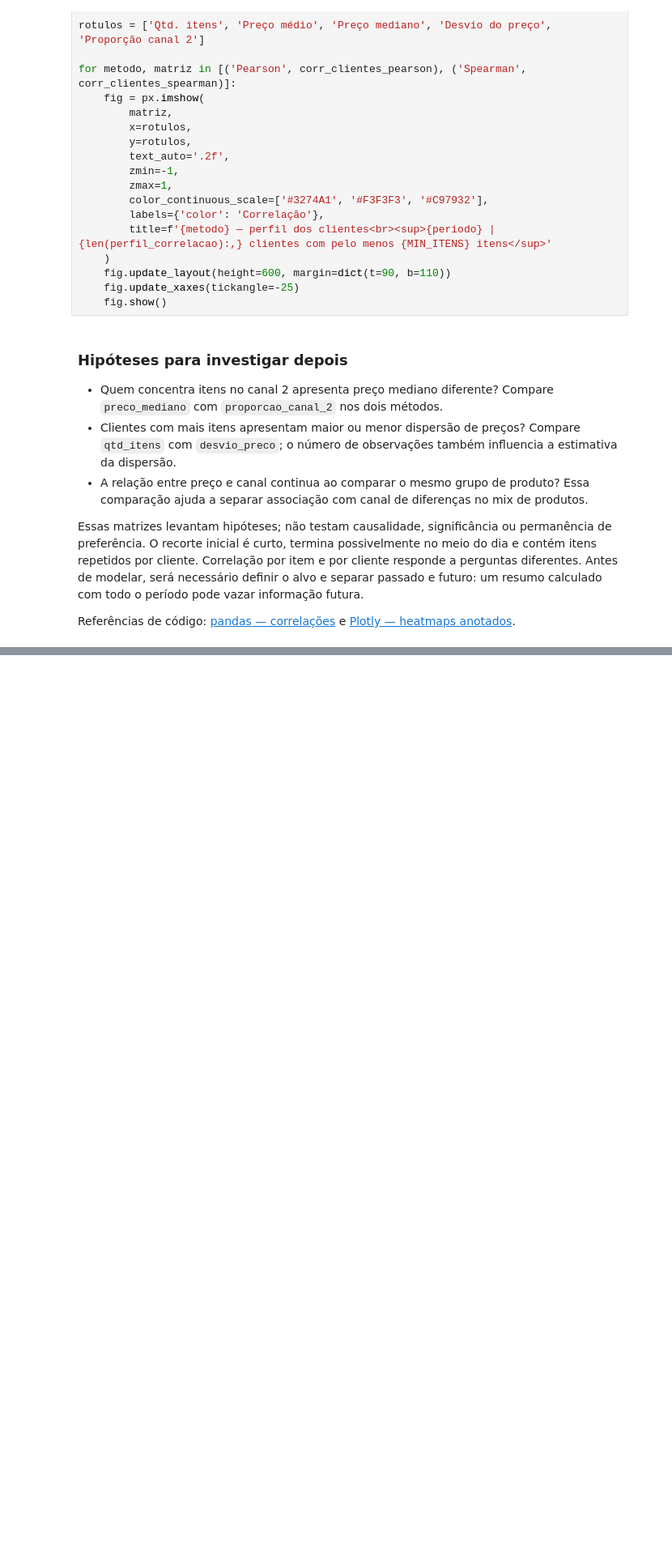
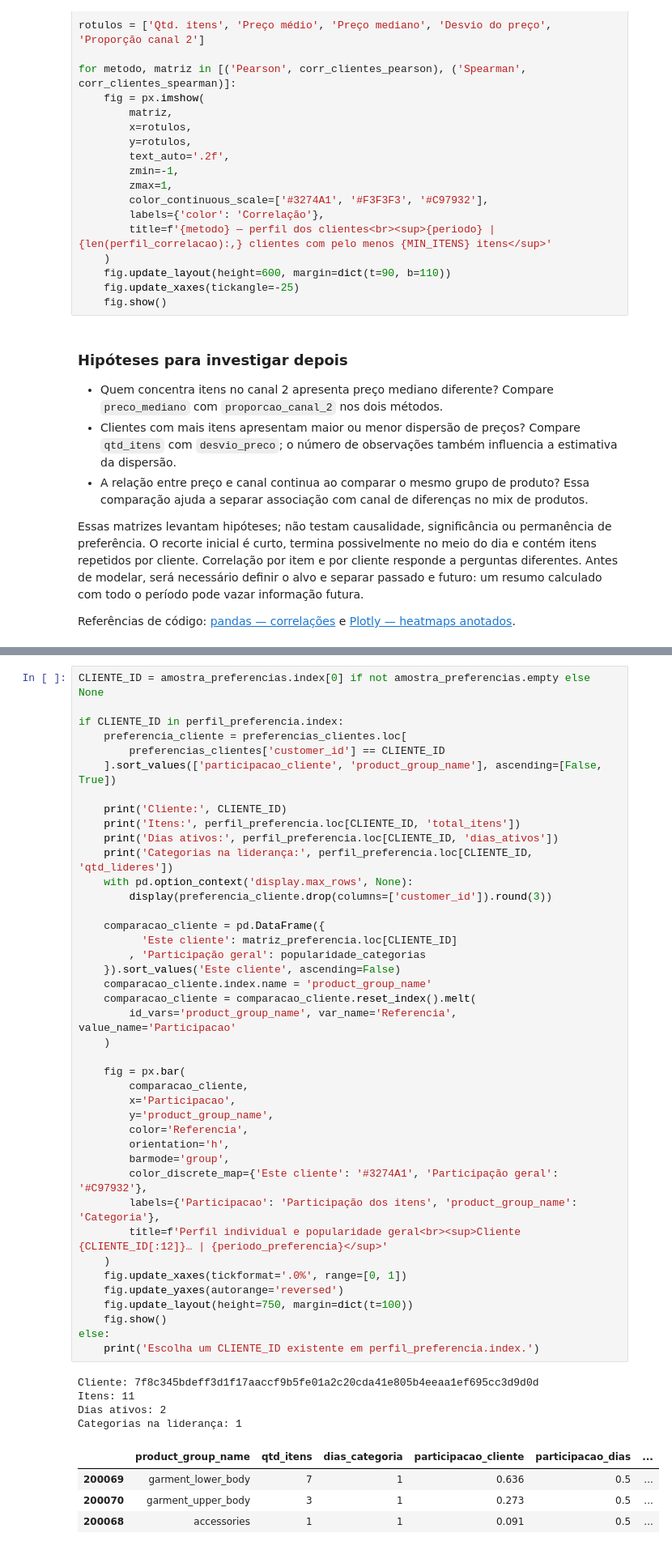
Before and after one commit to IgorSantFerreira/hm-fashion-recommender, a Jupyter notebook: etapa1.ipynb, the cells around one changed output, grey strips where cells are left out. Shown at 81% size. Cells and saved outputs as stored; diff of their text form; blank space fills up the shorter version.

```diff
--- a/etapa1.ipynb
+++ b/etapa1.ipynb
@@ -410,0 +614,50 @@ Referências de código: [pandas — correlações](https://pandas.pydata.org/do
+# %%
+CLIENTE_ID = amostra_preferencias.index[0] if not amostra_preferencias.empty else None
+
+if CLIENTE_ID in perfil_preferencia.index:
+    preferencia_cliente = preferencias_clientes.loc[
+        preferencias_clientes['customer_id'] == CLIENTE_ID
+    ].sort_values(['participacao_cliente', 'product_group_name'], ascending=[False, True])
+
+    print('Cliente:', CLIENTE_ID)
+    print('Itens:', perfil_preferencia.loc[CLIENTE_ID, 'total_itens'])
+    print('Dias ativos:', perfil_preferencia.loc[CLIENTE_ID, 'dias_ativos'])
+    print('Categorias na liderança:', perfil_preferencia.loc[CLIENTE_ID, 'qtd_lideres'])
+    with pd.option_context('display.max_rows', None):
+        display(preferencia_cliente.drop(columns=['customer_id']).round(3))
+
+    comparacao_cliente = pd.DataFrame({
+          'Este cliente': matriz_preferencia.loc[CLIENTE_ID]
+        , 'Participação geral': popularidade_categorias
+    }).sort_values('Este cliente', ascending=False)
+    comparacao_cliente.index.name = 'product_group_name'
+    comparacao_cliente = comparacao_cliente.reset_index().melt(
+        id_vars='product_group_name', var_name='Referencia', value_name='Participacao'
+    )
+
+    fig = px.bar(
+        comparacao_cliente,
+        x='Participacao',
+        y='product_group_name',
+        color='Referencia',
+        orientation='h',
+        barmode='group',
+        color_discrete_map={'Este cliente': '#3274A1', 'Participação geral': '#C97932'},
+        labels={'Participacao': 'Participação dos itens', 'product_group_name': 'Categoria'},
+        title=f'Perfil individual e popularidade geral<br><sup>Cliente {CLIENTE_ID[:12]}… | {periodo_preferencia}</sup>'
+    )
+    fig.update_xaxes(tickformat='.0%', range=[0, 1])
+    fig.update_yaxes(autorange='reversed')
+    fig.update_layout(height=750, margin=dict(t=100))
+    fig.show()
+else:
+    print('Escolha um CLIENTE_ID existente em perfil_preferencia.index.')
+# %% [output]
+Cliente: 7f8c345bdeff3d1f17aaccf9b5fe01a2c20cda41e805b4eeaa1ef695cc3d9d0d
+Itens: 11
+Dias ativos: 2
+Categorias na liderança: 1
+|  | product_group_name | qtd_itens | dias_categoria | participacao_cliente | participacao_dias | ... |
+| 200069 | garment_lower_body | 7 | 1 | 0.636 | 0.5 | ... |
+| 200070 | garment_upper_body | 3 | 1 | 0.273 | 0.5 | ... |
+| 200068 | accessories | 1 | 1 | 0.091 | 0.5 | ... |
```
Also changed, not shown: parts of 16 cells of this notebook.
